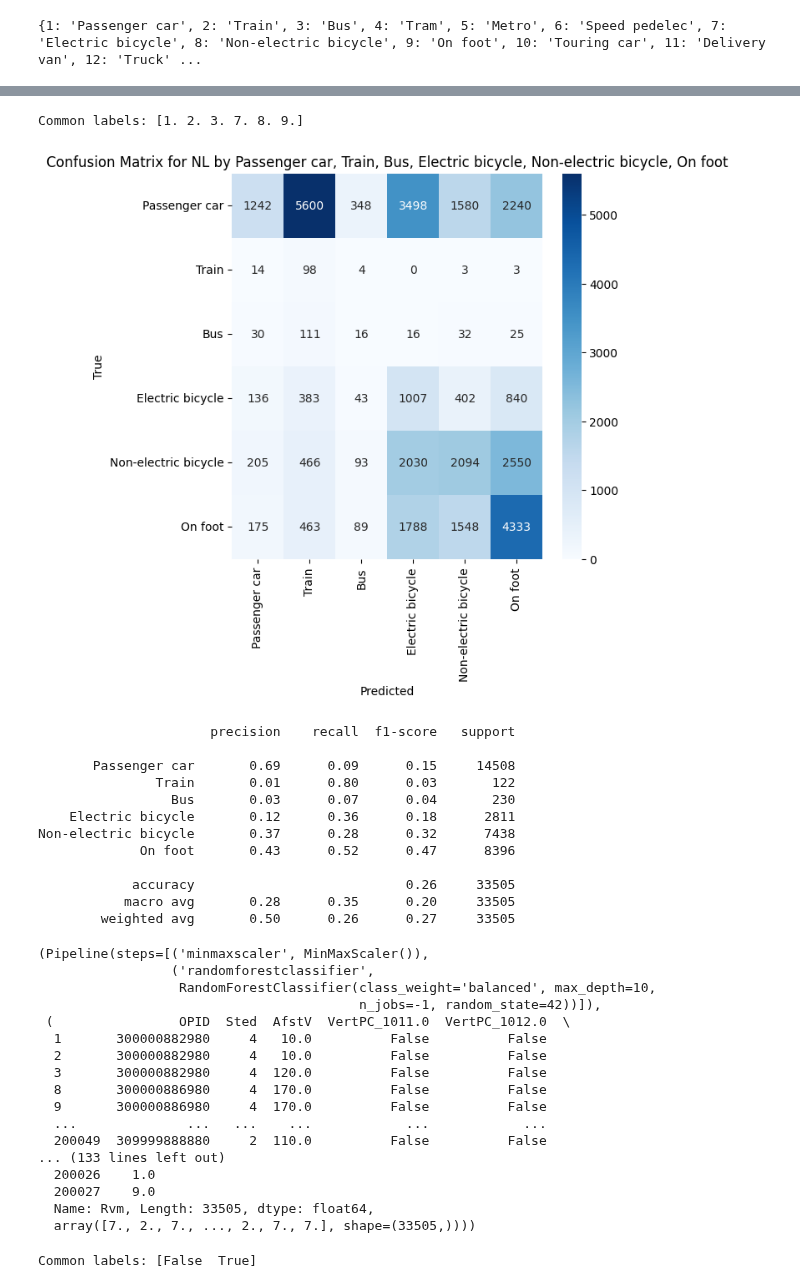
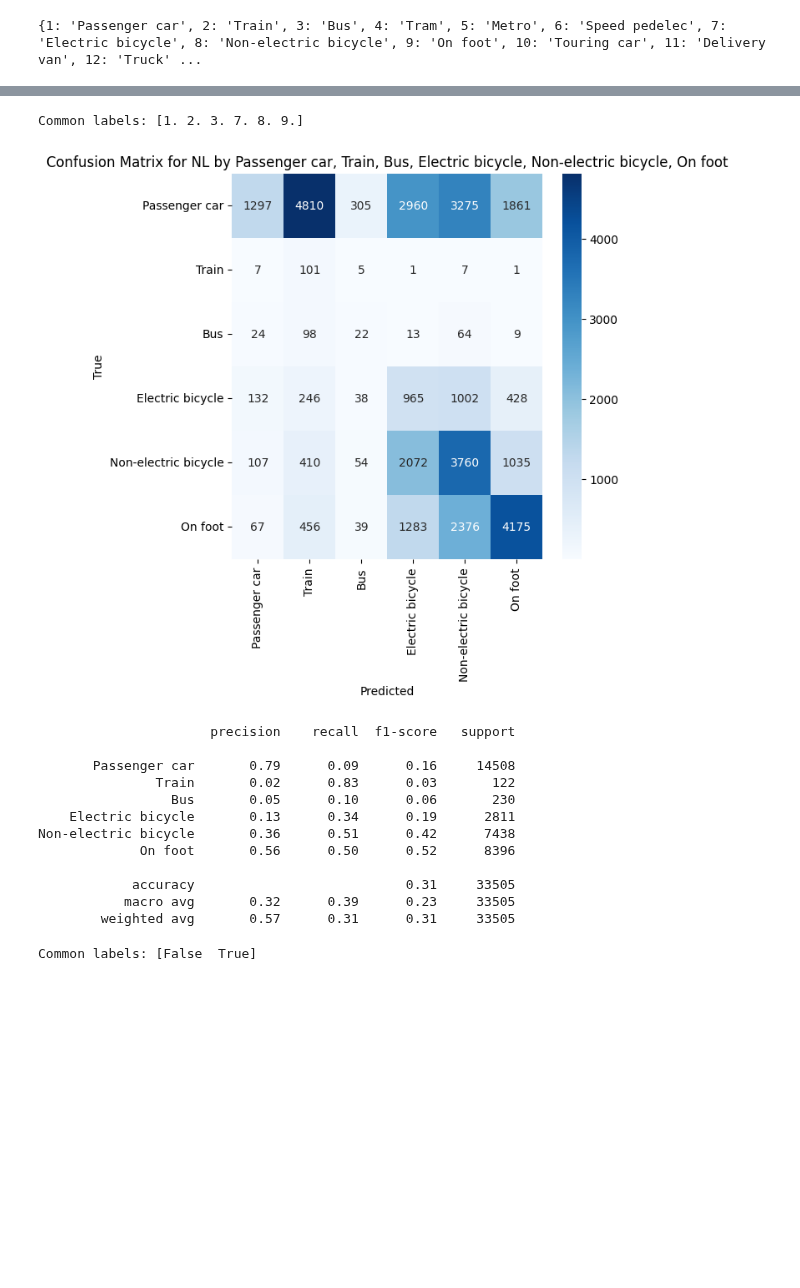
Before and after one commit to FabianScott/Design-of-AI-driven-business-operation, a Jupyter notebook: Topic2/exploration.ipynb, the cells around one changed output, grey strips where cells are left out. Cells and saved outputs as stored; diff of their text form; code cells hidden in the pictures; blank space fills up the shorter version.

Commit message:
with motive and urbannes

```diff
--- a/Topic2/exploration.ipynb
+++ b/Topic2/exploration.ipynb
@@ -172,64 +155,46 @@ Common labels: [ 1.  2.  3.  4.  5.  6.  7.  8.  9. 10. 11. 12. 13. 14. 15. 16.
 # %%
-from codebase import urbanness_col
-
+from codebase import urbanness_col, motive_col
 
 age_range = (0, np.inf)
 
 df_less_vehicles = df_multiclass[df_multiclass[transport_mode_col].isin(vehicles_to_include)]
 df_less_vehicles = df_less_vehicles[(df_less_vehicles[age_col] < age_range[1]) & (df_less_vehicles[age_col] > age_range[0])]
 
 motives=None
 origins=None#[7, 8, ]
 location_level=2
 categorical_features=[origin_col]
-numerical_features=[distance_col, urbanness_col]
+numerical_features=[distance_col, urbanness_col, motive_col]
 origin_str = ', '.join(province_codes[code] for code in origins) if origins is not None else "NL"
 
-run_multiclass_classification(
+_ = run_multiclass_classification(
     df_less_vehicles,
     test_size=0.2,
     destinations=None,
     origins=origins,
     location_level=location_level,
     categorical_features=categorical_features,
     numerical_features=numerical_features,
     motives=motives,
     plot=True,
     savename=f"graphics/classification_results/multiclass/{level_mapping_suffix[location_level]}/{origins}/less_vehicles/age_{age_range[0]}_{age_range[1]}/{categorical_features + numerical_features}",
     plot_title=f"Confusion Matrix for {origin_str} by {', '.join(transport_modes[tm] for tm in vehicles_to_include)}",
 )
 # %% [output]
 Common labels: [1. 2. 3. 7. 8. 9.]
-[figure, old version]
+[figure, new version]
                       precision    recall  f1-score   support
 
-       Passenger car       0.69      0.09      0.15     14508
-               Train       0.01      0.80      0.03       122
-                 Bus       0.03      0.07      0.04       230
-    Electric bicycle       0.12      0.36      0.18      2811
-Non-electric bicycle       0.37      0.28      0.32      7438
-             On foot       0.43      0.52      0.47      8396
+       Passenger car       0.79      0.09      0.16     14508
+               Train       0.02      0.83      0.03       122
+                 Bus       0.05      0.10      0.06       230
+    Electric bicycle       0.13      0.34      0.19      2811
+Non-electric bicycle       0.36      0.51      0.42      7438
+             On foot       0.56      0.50      0.52      8396
 
-            accuracy                           0.26     33505
-           macro avg       0.28      0.35      0.20     33505
-        weighted avg       0.50      0.26      0.27     33505
+            accuracy                           0.31     33505
+           macro avg       0.32      0.39      0.23     33505
+        weighted avg       0.57      0.31      0.31     33505
-(Pipeline(steps=[('minmaxscaler', MinMaxScaler()),
-                 ('randomforestclassifier',
-                  RandomForestClassifier(class_weight='balanced', max_depth=10,
-                                         n_jobs=-1, random_state=42))]),
- (                OPID  Sted  AfstV  VertPC_1011.0  VertPC_1012.0  \
-  1       300000882980     4   10.0          False          False
-  2       300000882980     4   10.0          False          False
-  3       300000882980     4  120.0          False          False
-  8       300000886980     4  170.0          False          False
-  9       300000886980     4  170.0          False          False
-  ...              ...   ...    ...            ...            ...
-  200049  309999888880     2  110.0          False          False
-... (133 lines left out)
-  200026    1.0
-  200027    9.0
-  Name: Rvm, Length: 33505, dtype: float64,
-  array([7., 2., 7., ..., 2., 7., 7.], shape=(33505,))))
 # %%
 # Include a subset af transport modes to compare the bike to
 
```
Also changed, not shown: parts of 1 cell of this notebook, 6 other files.
